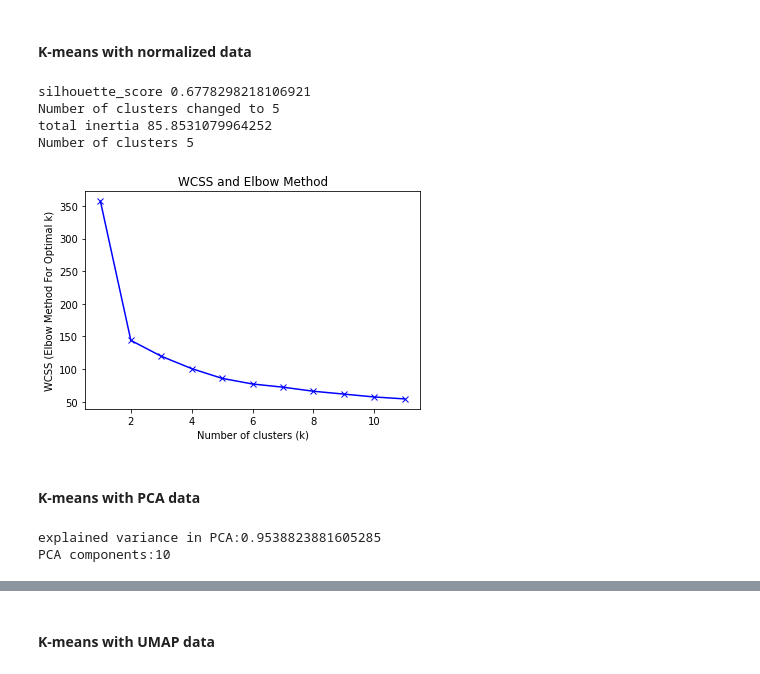
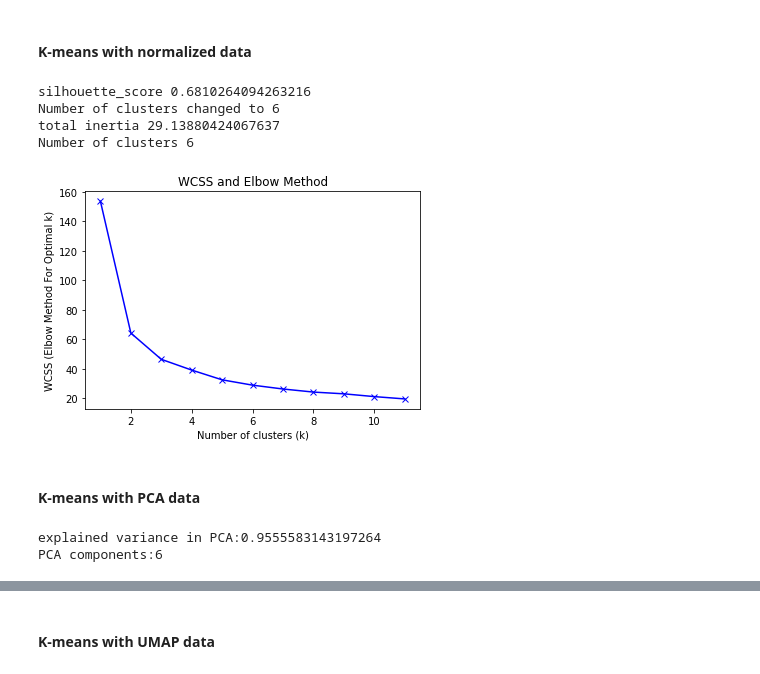
Before and after one commit to Vinomo4/SWTech, a Jupyter notebook: models/Clustering.ipynb, the cells around one changed output, grey strips where cells are left out. Drawn from its saved outputs; the diff is of its cells as text; code cells hidden in the pictures.

```diff
--- a/models/Clustering.ipynb
+++ b/models/Clustering.ipynb
@@ -49,3 +53,10 @@ track("Author column was dropped")
+# %%
+cluster_cols = ['author_timezone', 'commit_message', 'n_commits', 'n_projects_c', 'complexity', 'cognitive_complexity', 'duplicated_blocks', 'duplicated_files',
+                'duplicated_lines_density', 'open_issues', 'files', 'comment_lines_density', 'n_measures', 'n_projects_m', 'effort', 'message']
+
+#quality_cols = ['violations', 'blocker_violations', 'critical_violations', 'major_violations', 'minor_violations', 'n_projects_i']
+# info_violations, 'sqale_debt_ratio', 'code_smells', 'bugs', 'reliability_rating', 'vulnerabilities', 'security_rating',
+#'blocker','critical', 'info', 'major', 'minor', 'issue_code_length', 'n_issues'
 # %% [markdown]
 # Model
 # %%
@@ -313,18 +324,18 @@ def plot_clusters(clusters, min_max_data, standardized_data,type):
 track("Starting mix max scaling of data")
 # Min max scaling of data
 track("Finished mix max scaling of data")
-min_max_data = transform_dataset(data,type="min_max")
+min_max_data = transform_dataset(data[cluster_cols],type="min_max")
 # %%
 # Compute the number of clusters and which cluster is every author
 track("Starting WCSS and Elbow method for choosing the number of clusters")
-clusters_none , number_of_clusters_none , silhouette_none = define_num_clusters(min_max_data,min_k=5, max_k=12)
+clusters_none , number_of_clusters_none , silhouette_none = define_num_clusters(min_max_data,min_k=6, max_k=12)
 track("Finished WCSS and Elbow method for choosing the number of clusters")
 # %% [output]
-silhouette_score 0.6778298218106921
-Number of clusters changed to 5
-total inertia 85.8531079964252
-Number of clusters 5
+silhouette_score 0.6810264094263216
+Number of clusters changed to 6
+total inertia 29.13880424067637
+Number of clusters 6
-[figure, old version]
+[figure, new version]
 # %% [markdown]
 #### K-means with PCA data
 # %%
@@ -333,8 +344,8 @@ track("Starting to compute PCA")
 PCA_data = compute_PCA(min_max_data, min_var=0.95)
 track("Finished computing PCA")
 # %% [output]
-explained variance in PCA:0.9538823881605285
-PCA components:10
+explained variance in PCA:0.9555583143197264
+PCA components:6
 # %%
 # Compute the number of clusters and which cluster is every author
 track("Starting WCSS and Elbow method for choosing the number of clusters")
```
Also changed, not shown: parts of 5 cells of this notebook, 2 other files.
